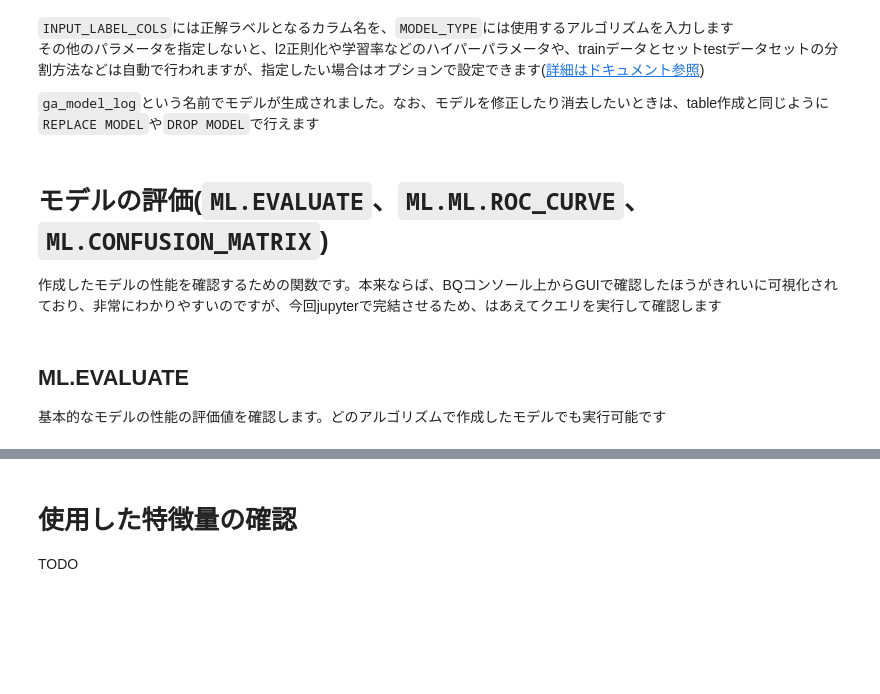
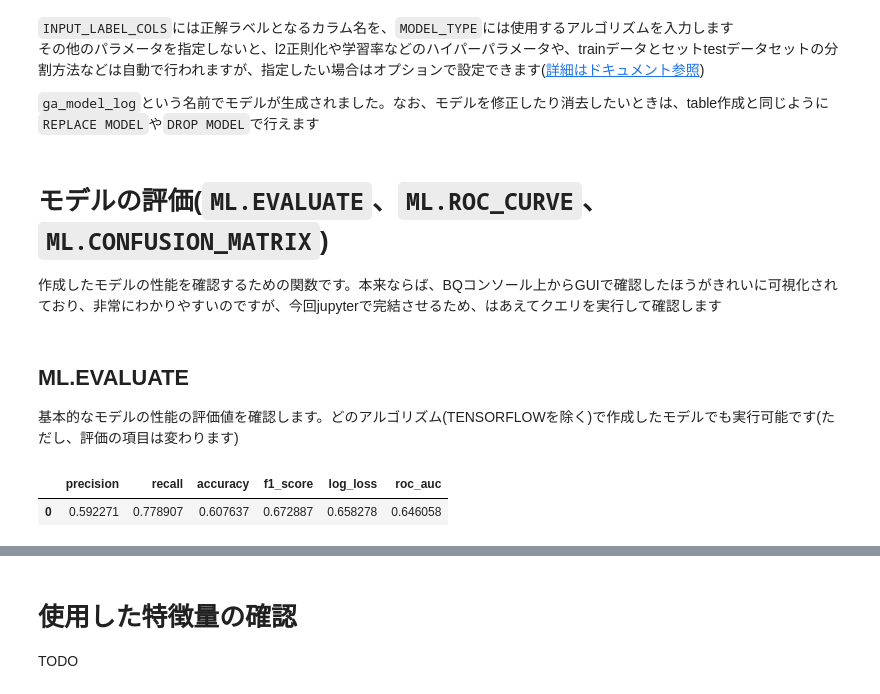
Before and after one commit to hiroaki8388/gcp, a Jupyter notebook: article/bqml3.ipynb, the cells around one changed output, grey strips where cells are left out. Saved outputs shown, nothing was run; the diff lists cells and outputs as text; code cells hidden in the pictures; blank space fills up the shorter version.

Commit message:
モデルの評価まで追加

```diff
--- a/article/bqml3.ipynb
+++ b/article/bqml3.ipynb
@@ -93,9 +120,16 @@ SELECT * FROM `google_analytics.ga_dataset_feature`
 
 `ga_model_log`という名前でモデルが生成されました。なお、モデルを修正したり消去したいときは、table作成と同じように`REPLACE MODEL`や`DROP MODEL`で行えます
 # %% [markdown]
-# モデルの評価(`ML.EVALUATE`、`ML.ML.ROC_CURVE`、`ML.CONFUSION_MATRIX`)
+# モデルの評価(`ML.EVALUATE`、`ML.ROC_CURVE`、`ML.CONFUSION_MATRIX`)
 
 作成したモデルの性能を確認するための関数です。本来ならば、BQコンソール上からGUIで確認したほうがきれいに可視化されており、非常にわかりやすいのですが、今回jupyterで完結させるため、はあえてクエリを実行して確認します
 # %% [markdown]
 ## ML.EVALUATE
-基本的なモデルの性能の評価値を確認します。どのアルゴリズムで作成したモデルでも実行可能です
+基本的なモデルの性能の評価値を確認します。どのアルゴリズム(TENSORFLOWを除く)で作成したモデルでも実行可能です(ただし、評価の項目は変わります)
+# %%
+%%bigquery  --project $PROJECT
+SELECT *
+FROM ML.EVALUATE(MODEL google_analytics.ga_model_log)
+# %% [output]
+|  | precision | recall | accuracy | f1_score | log_loss | roc_auc |
+| 0 | 0.592271 | 0.778907 | 0.607637 | 0.672887 | 0.658278 | 0.646058 |
```
Also changed, not shown: parts of 15 cells of this notebook.
